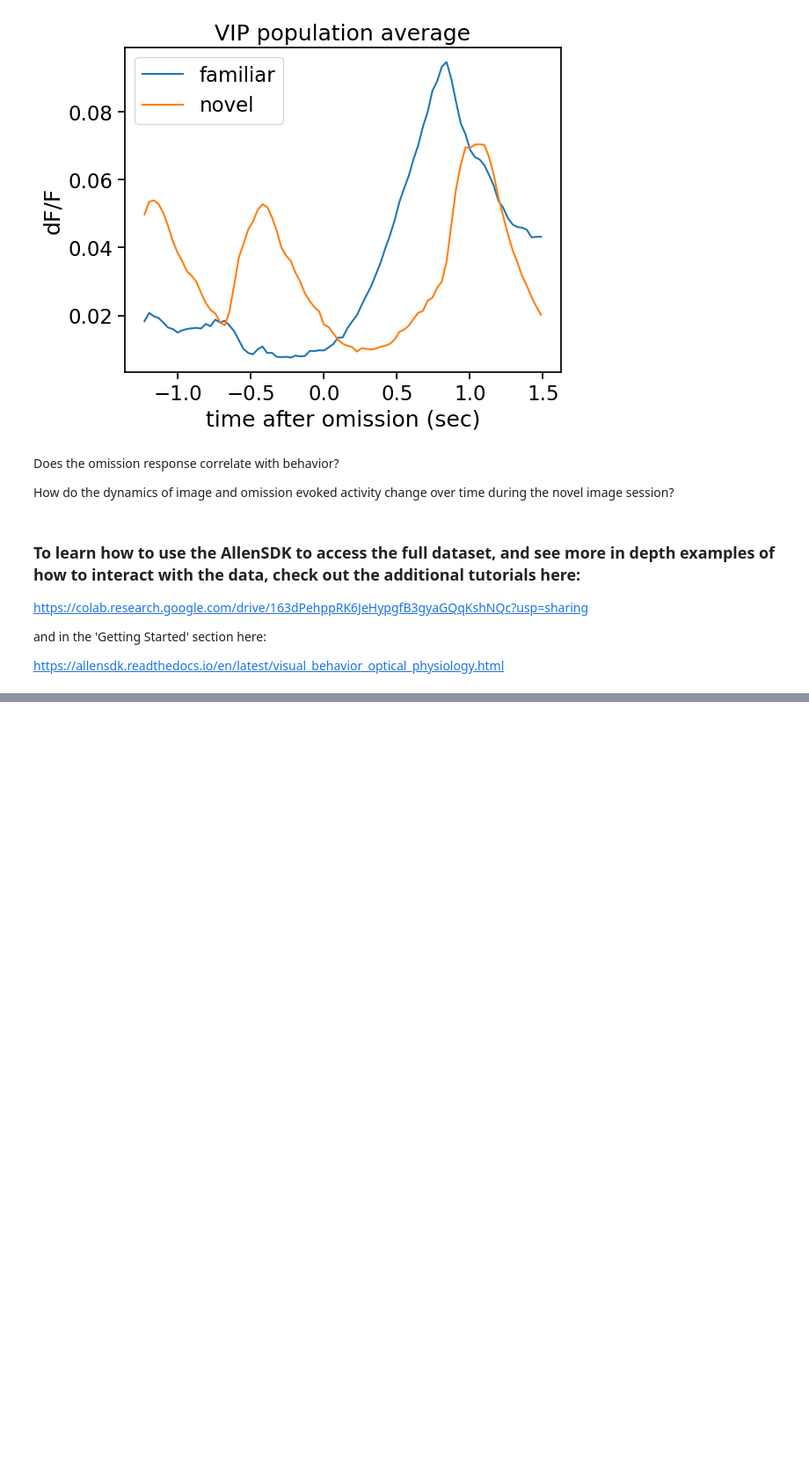
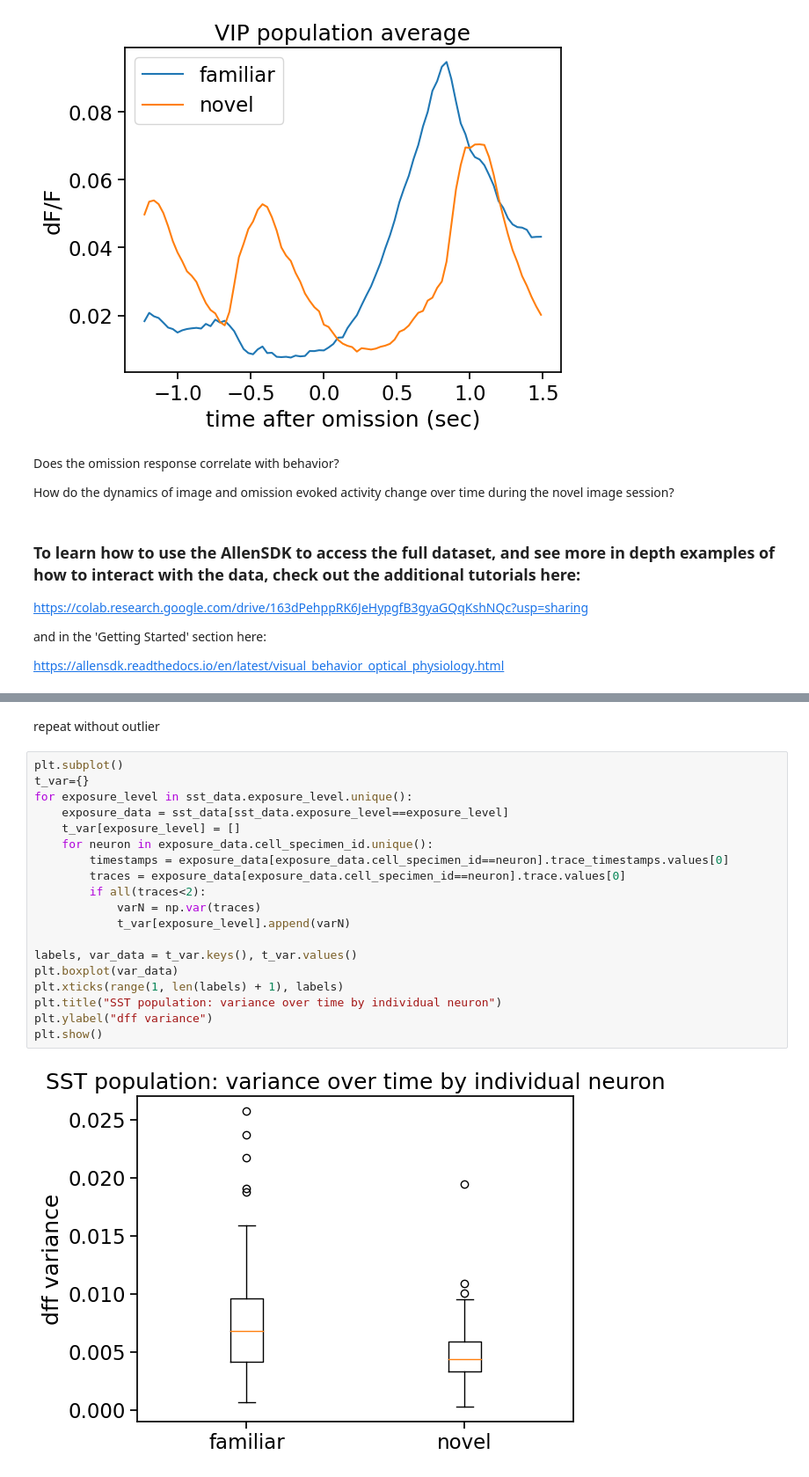
Before and after one commit to ahrends/AllenNeurons, a Jupyter notebook: load_Allen_Visual_Behavior_from_pre_processed_file.ipynb, the cells around one changed output, grey strips where cells are left out. Shown at 88% size. Cells and saved outputs as stored; diff of their text form; blank space fills up the shorter version.

```diff
--- a/load_Allen_Visual_Behavior_from_pre_processed_file.ipynb
+++ b/load_Allen_Visual_Behavior_from_pre_processed_file.ipynb
@@ -300,0 +374,23 @@ https://allensdk.readthedocs.io/en/latest/visual_behavior_optical_physiology.htm
+# %% [markdown]
+repeat without outlier
+# %%
+plt.subplot()
+t_var={}
+for exposure_level in sst_data.exposure_level.unique():
+    exposure_data = sst_data[sst_data.exposure_level==exposure_level]
+    t_var[exposure_level] = []
+    for neuron in exposure_data.cell_specimen_id.unique():
+        timestamps = exposure_data[exposure_data.cell_specimen_id==neuron].trace_timestamps.values[0]
+        traces = exposure_data[exposure_data.cell_specimen_id==neuron].trace.values[0]
+        if all(traces<2):
+            varN = np.var(traces)
+            t_var[exposure_level].append(varN)
+
+labels, var_data = t_var.keys(), t_var.values()
+plt.boxplot(var_data)
+plt.xticks(range(1, len(labels) + 1), labels)
+plt.title("SST population: variance over time by individual neuron")
+plt.ylabel("dff variance")
+plt.show()
+# %% [output]
+[figure, added]
```
Also changed, not shown: parts of 21 cells of this notebook.
